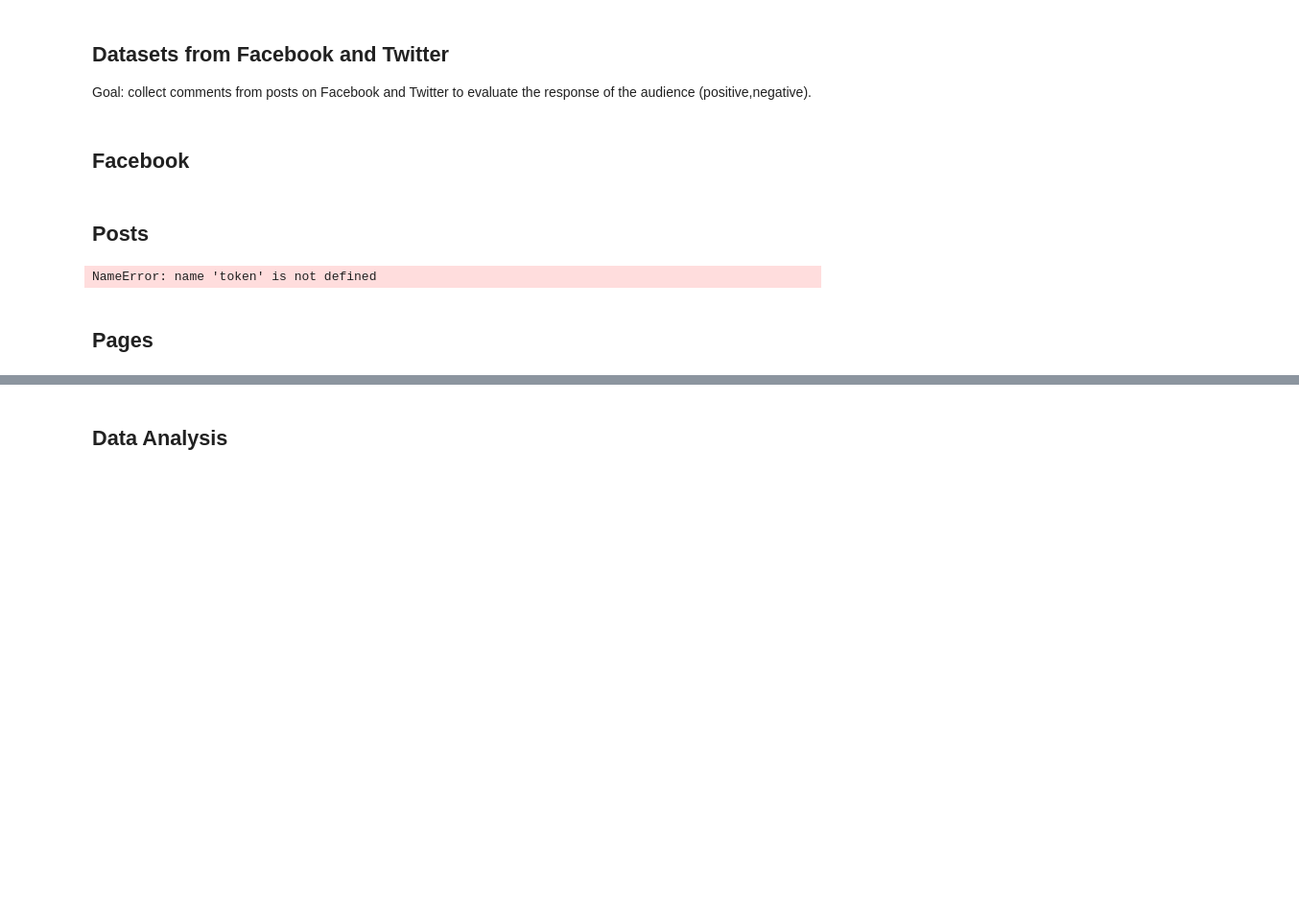
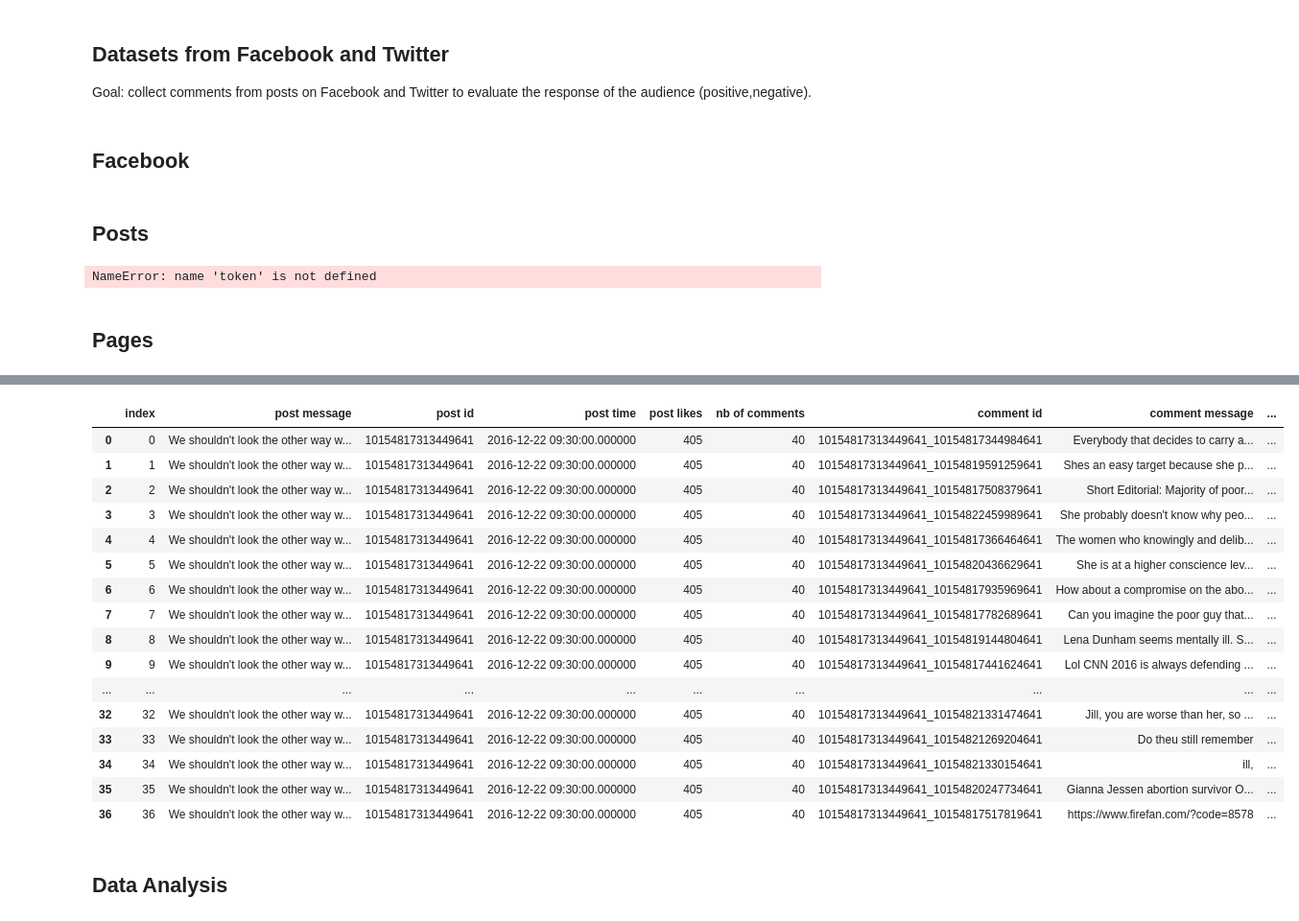
Before and after one commit to meryemwehbe/NTDS_Project, a Jupyter notebook: myProject.ipynb, the cells around one changed output, grey strips where cells are left out. Shown at 96% size. Saved outputs shown, nothing was run; the diff lists cells and outputs as text; code cells hidden in the pictures; blank space fills up the shorter version.

```diff
--- a/myProject.ipynb
+++ b/myProject.ipynb
@@ -913,89 +900,57 @@ Number of posts:  25
 # %%
 from sklearn.linear_model import SGDClassifier
 from sklearn.linear_model import PassiveAggressiveClassifier
 from sklearn.linear_model import Perceptron
 from sklearn.naive_bayes import MultinomialNB
 from sklearn.model_selection import KFold
 
 
 from sklearn.externals import joblib
 
 import sqlite3
 
+from sklearn.feature_selection import SelectKBest
+from sklearn.feature_selection import chi2
+
 folder = os.path.join( 'data', 'social_media')
 #fb = pd.DataFrame(columns=['post message','post id','post time','post likes','nb of comments','comment id', 'comment message', 'comment time', 'comment likes'])# 'user name']) #'age', 'gender','location','political','religion','education'])
 
-filename = os.path.join(folder, 'facebookCNN_Ab3.sqlite')
+filename = os.path.join(folder, 'facebookCNN_Ab1.sqlite')
 con = sqlite3.connect(filename)
 #fb=pd.read_sql(('select "post message","post id","post time","post likes","nb of comments","comment id","comment message","comment time","comment likes" from "facebookCNN_Ab3"'),con)
 fb=pd.read_sql(('SELECT * FROM facebook'),con)
 
 #display(fb[:])
 
 val=fb['comment message']
 
-for i in range(1,len(fb))
-{
-    if (n=0)
-        val0=val0.append(fb.ix[i])
-    if (n=1)
+new_val= Transform_To_Input_Format_Amazon(val)
 
+prediction=joblib.load('PAClassifierOnAmazon.pkl')
 
-}
+pred=prediction.predict(new_val)
 
+fb['prediction']=pred
 
-#display(val[:])
-
-from sklearn.feature_selection import SelectKBest
-from sklearn.feature_selection import chi2
-
-def compute_bag_of_words(text, stopwords):
-    vectorizer = CountVectorizer(stop_words = stopwords)
-    vectors = vectorizer.fit_transform(text)
-    vocabulary = vectorizer.get_feature_names()
-    return vectors, vocabulary
-
-
-stop_words = set(stopwords.words('english'))
-
-filtered_data =[]
-i = 0
-
-#for textset in val:
-    #bow, vocab = compute_bag_of_words(textset, stopwords.words())
-
-    #X_new = SelectKBest(chi2, k=1000).fit_transform(bow, Y[i])
-    #print("bow = {}".format(X_new.shape))
-
-    #i += 1
-#print(vocab)
-
-
-
-minibatch_size = 10000
-# divide data into batches
-#i = 0
-#start = 0
-#while(start < X_new.shape[0]):
-#    if(start + minibatch_size < X_new.shape[0]):
-#        batch = X_new[start:start+minibatch_size]
-    #batches.append(batch)
-    #start+=minibatch_size
-    #else:
-        #batch = X_new[start:]
-        #batches.append(batch)
-        #start+=minibatch_size
-
-
-#prediction=joblib.load('PAClassifierOnSat.pkl')
-
-#ext=[]
-
-
-#for i,com in enumerate(val):
-    #ext.append(prediction.predict(com))
-
-#display(ext[:])
+display(fb[:])
+# %% [output]
+|  | index | post message | post id | post time | post likes | nb of comments | comment id | comment message | ... |
+| 0 | 0 | We shouldn't look the other way w... | 10154817313449641 | 2016-12-22 09:30:00.000000 | 405 | 40 | 10154817313449641_10154817344984641 | Everybody that decides to carry a... | ... |
+| 1 | 1 | We shouldn't look the other way w... | 10154817313449641 | 2016-12-22 09:30:00.000000 | 405 | 40 | 10154817313449641_10154819591259641 | Shes an easy target because she p... | ... |
+| 2 | 2 | We shouldn't look the other way w... | 10154817313449641 | 2016-12-22 09:30:00.000000 | 405 | 40 | 10154817313449641_10154817508379641 | Short Editorial: Majority of poor... | ... |
+| 3 | 3 | We shouldn't look the other way w... | 10154817313449641 | 2016-12-22 09:30:00.000000 | 405 | 40 | 10154817313449641_10154822459989641 | She probably doesn't know why peo... | ... |
+| 4 | 4 | We shouldn't look the other way w... | 10154817313449641 | 2016-12-22 09:30:00.000000 | 405 | 40 | 10154817313449641_10154817366464641 | The women who knowingly and delib... | ... |
+| 5 | 5 | We shouldn't look the other way w... | 10154817313449641 | 2016-12-22 09:30:00.000000 | 405 | 40 | 10154817313449641_10154820436629641 | She is at a higher conscience lev... | ... |
+| 6 | 6 | We shouldn't look the other way w... | 10154817313449641 | 2016-12-22 09:30:00.000000 | 405 | 40 | 10154817313449641_10154817935969641 | How about a compromise on the abo... | ... |
+| 7 | 7 | We shouldn't look the other way w... | 10154817313449641 | 2016-12-22 09:30:00.000000 | 405 | 40 | 10154817313449641_10154817782689641 | Can you imagine the poor guy that... | ... |
+| 8 | 8 | We shouldn't look the other way w... | 10154817313449641 | 2016-12-22 09:30:00.000000 | 405 | 40 | 10154817313449641_10154819144804641 | Lena Dunham seems mentally ill. S... | ... |
+| 9 | 9 | We shouldn't look the other way w... | 10154817313449641 | 2016-12-22 09:30:00.000000 | 405 | 40 | 10154817313449641_10154817441624641 | Lol CNN 2016 is always defending ... | ... |
+| ... | ... | ... | ... | ... | ... | ... | ... | ... | ... |
+| 32 | 32 | We shouldn't look the other way w... | 10154817313449641 | 2016-12-22 09:30:00.000000 | 405 | 40 | 10154817313449641_10154821331474641 | Jill, you are worse than her, so ... | ... |
+| 33 | 33 | We shouldn't look the other way w... | 10154817313449641 | 2016-12-22 09:30:00.000000 | 405 | 40 | 10154817313449641_10154821269204641 | Do theu still remember | ... |
+| 34 | 34 | We shouldn't look the other way w... | 10154817313449641 | 2016-12-22 09:30:00.000000 | 405 | 40 | 10154817313449641_10154821330154641 | ill, | ... |
+| 35 | 35 | We shouldn't look the other way w... | 10154817313449641 | 2016-12-22 09:30:00.000000 | 405 | 40 | 10154817313449641_10154820247734641 | Gianna Jessen abortion survivor O... | ... |
+| 36 | 36 | We shouldn't look the other way w... | 10154817313449641 | 2016-12-22 09:30:00.000000 | 405 | 40 | 10154817313449641_10154817517819641 | https://www.firefan.com/?code=8578 | ... |
 # %% [markdown]
 ## Data Analysis
 # %%
```
Also changed, not shown: parts of 6 cells of this notebook, 1 other file.
